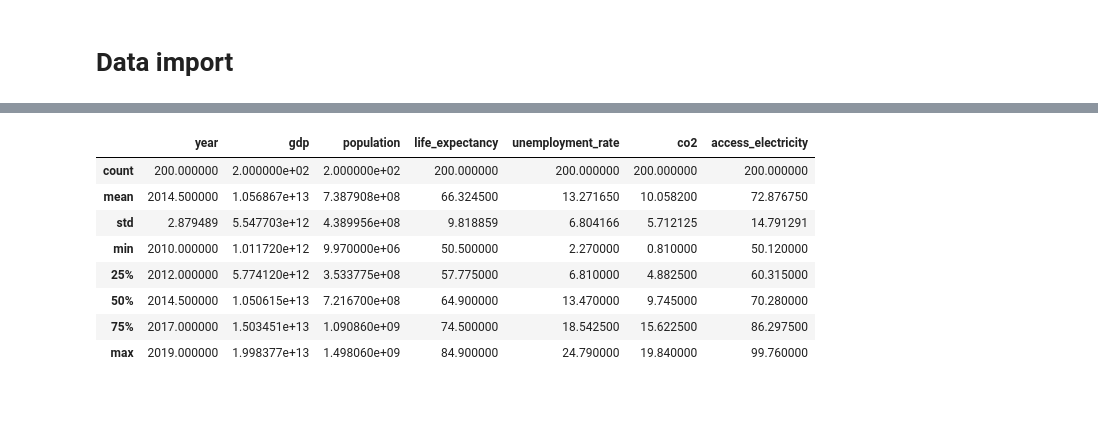
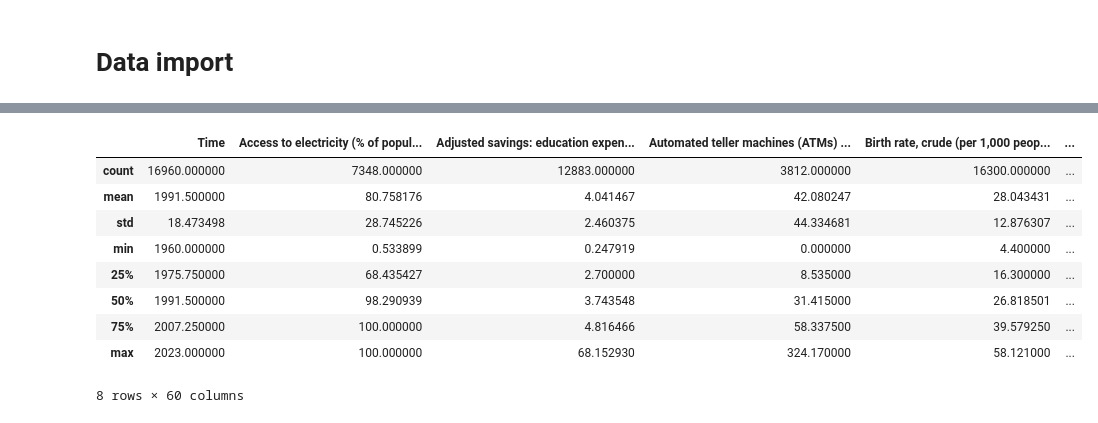
Before and after one commit to MamadouLamineDiamban/World_bank, a Jupyter notebook: src/eda_world_developpement.ipynb, the cells around one changed output, grey strips where cells are left out. Cells and saved outputs as stored; diff of their text form; code cells hidden in the pictures.

```diff
--- a/src/eda_world_developpement.ipynb
+++ b/src/eda_world_developpement.ipynb
@@ -62,9 +64,12 @@ import plotly.express as px
 # %% [markdown]
 # Data import
 # %%
-with open("../data/world_bank_dataset.csv", 'r') as file:
-    colnames = ['country', 'year', 'gdp', 'population', 'life_expectancy', 'unemployment_rate', 'co2', 'access_electricity']
-    data_word_bank = pd.read_csv(file, names=colnames,header=0)
+#with open("../data/world_bank_dataset.csv", 'r') as file:
+#    colnames = ['country', 'year', 'gdp', 'population', 'life_expectancy', 'unemployment_rate', 'co2', 'access_electricity']
+#    data_word_bank = pd.read_csv(file, names=colnames,header=0)
 
-data_word_bank.head()
+with open("../data/World_Development.xlsx", 'rb') as file:
+    data_word_dev = pd.read_excel(file)
+
+data_word_dev.head()
 # %% [output]
@@ -95,12 +103,13 @@ memory usage: 12.6+ KB
 # %%
-data_word_bank.describe()
+data_word_dev.describe()
 # %% [output]
-|  | year | gdp | population | life_expectancy | unemployment_rate | co2 | access_electricity |
-| count | 200.000000 | 2.000000e+02 | 2.000000e+02 | 200.000000 | 200.000000 | 200.000000 | 200.000000 |
-| mean | 2014.500000 | 1.056867e+13 | 7.387908e+08 | 66.324500 | 13.271650 | 10.058200 | 72.876750 |
-| std | 2.879489 | 5.547703e+12 | 4.389956e+08 | 9.818859 | 6.804166 | 5.712125 | 14.791291 |
-| min | 2010.000000 | 1.011720e+12 | 9.970000e+06 | 50.500000 | 2.270000 | 0.810000 | 50.120000 |
-| 25% | 2012.000000 | 5.774120e+12 | 3.533775e+08 | 57.775000 | 6.810000 | 4.882500 | 60.315000 |
-| 50% | 2014.500000 | 1.050615e+13 | 7.216700e+08 | 64.900000 | 13.470000 | 9.745000 | 70.280000 |
-| 75% | 2017.000000 | 1.503451e+13 | 1.090860e+09 | 74.500000 | 18.542500 | 15.622500 | 86.297500 |
-| max | 2019.000000 | 1.998377e+13 | 1.498060e+09 | 84.900000 | 24.790000 | 19.840000 | 99.760000 |
+|  | Time | Access to electricity (% of popul... | Adjusted savings: education expen... | Automated teller machines (ATMs) ... | Birth rate, crude (per 1,000 peop... | ... |
+| count | 16960.000000 | 7348.000000 | 12883.000000 | 3812.000000 | 16300.000000 | ... |
+| mean | 1991.500000 | 80.758176 | 4.041467 | 42.080247 | 28.043431 | ... |
+| std | 18.473498 | 28.745226 | 2.460375 | 44.334681 | 12.876307 | ... |
+| min | 1960.000000 | 0.533899 | 0.247919 | 0.000000 | 4.400000 | ... |
+| 25% | 1975.750000 | 68.435427 | 2.700000 | 8.535000 | 16.300000 | ... |
+| 50% | 1991.500000 | 98.290939 | 3.743548 | 31.415000 | 26.818501 | ... |
+| 75% | 2007.250000 | 100.000000 | 4.816466 | 58.337500 | 39.579250 | ... |
+| max | 2023.000000 | 100.000000 | 68.152930 | 324.170000 | 58.121000 | ... |
+8 rows × 60 columns
```
Also changed, not shown: parts of 7 cells of this notebook.
